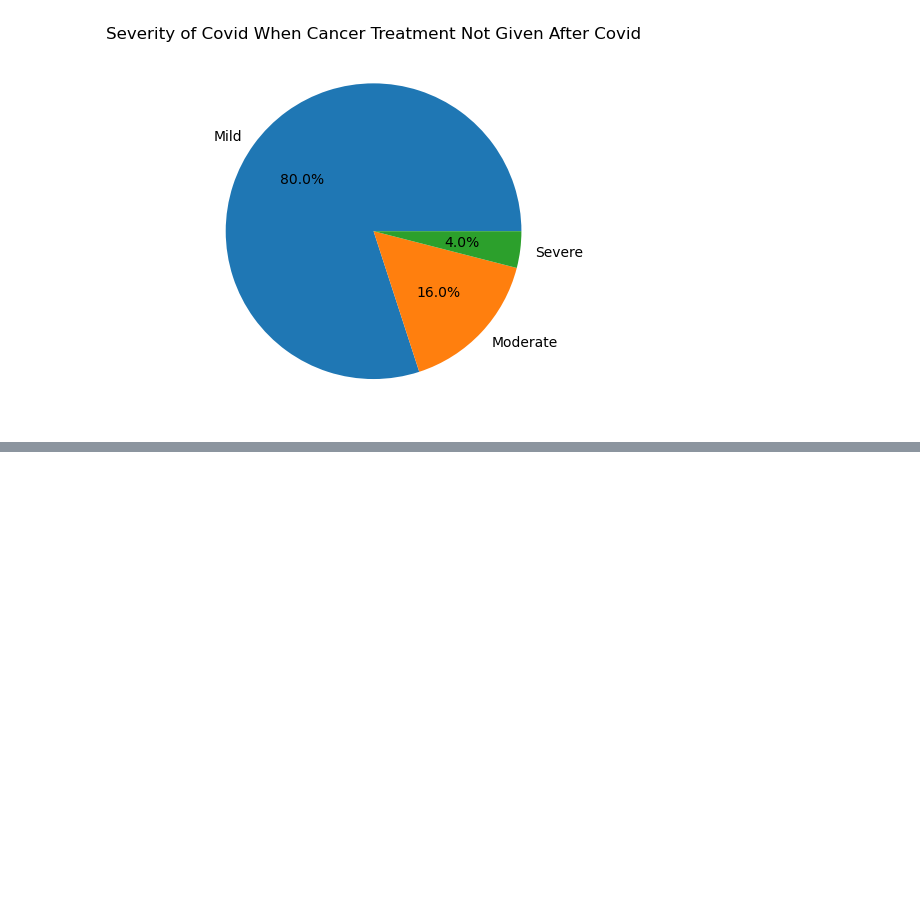
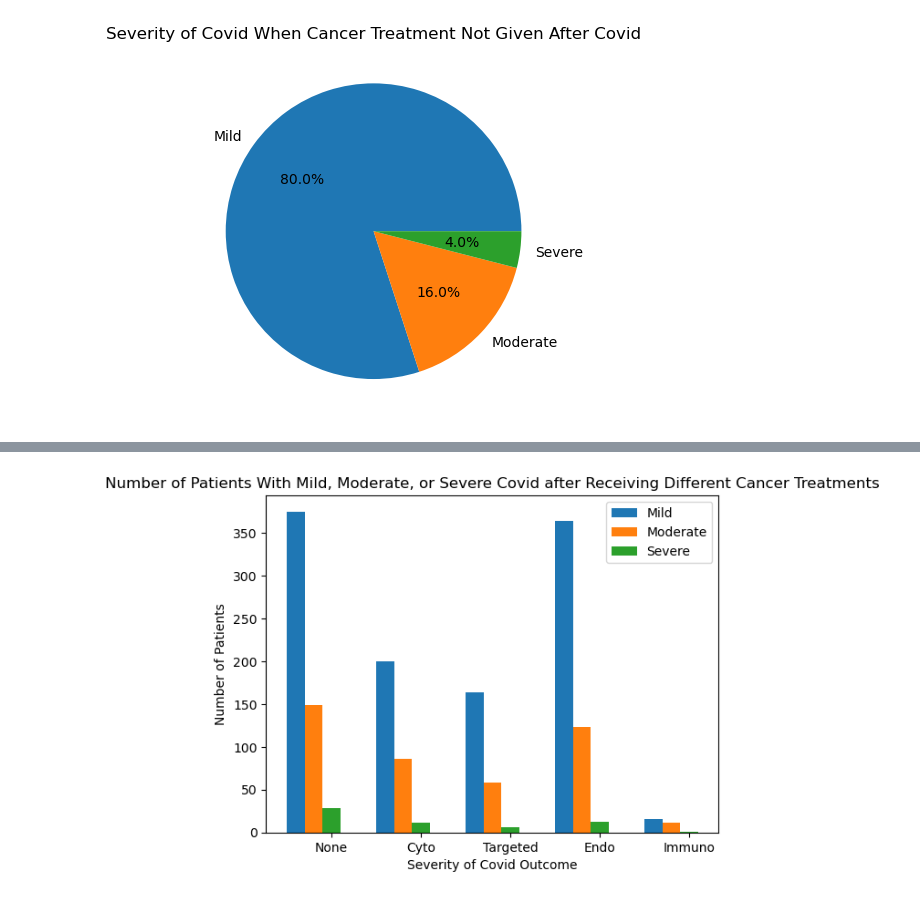
Before and after one commit to HSaleem352/Bootcamp-Project1, a Jupyter notebook: data_cleaning_afr.ipynb, the cells around one changed output, grey strips where cells are left out. Saved outputs shown, nothing was run; the diff lists cells and outputs as text; code cells hidden in the pictures; blank space fills up the shorter version.

```diff
--- a/data_cleaning_afr.ipynb
+++ b/data_cleaning_afr.ipynb
@@ -161,13 +177,80 @@ plt.show()
 # %%
 # Further analyze the data to see if the type of cancer treatment had any effect on the covid outcome
 
-treatment_df = dataset_df[["der_cancer_tx_timing_v2", "der_any_cyto", "der_any_targeted", "der_any_endo", "der_any_immuno", "der_any_local", "der_any_other"]]
+treatment_df = dataset_df[["der_cancer_tx_timing_v2", "der_cancertr_none", "severity_of_covid_19_v2", "der_any_cyto", "der_any_targeted", "der_any_endo", "der_any_immuno", "der_any_local", "der_any_other"]]
 
-treatment_df.dropna()
 
-zero_to_four_cyto = treatment_df[(treatment_df["der_cancer_tx_timing_v2"] == "0-4 weeks") & (treatment_df["der_any_cyto"] == "Yes")]["der_cancer_tx_timing_v2"].count()
-zero_to_four_targeted = treatment_df[(treatment_df["der_cancer_tx_timing_v2"] == "0-4 weeks") & (treatment_df["der_any_targeted"] == "Yes")]["der_cancer_tx_timing_v2"].count()
-zero_to_four_endo = treatment_df[(treatment_df["der_cancer_tx_timing_v2"] == "0-4 weeks") & (treatment_df["der_any_endo"] == "Yes")]["der_cancer_tx_timing_v2"].count()
-zero_to_four_immuno = treatment_df[(treatment_df["der_cancer_tx_timing_v2"] == "0-4 weeks") & (treatment_df["der_any_immuno"] == "Yes")]["der_cancer_tx_timing_v2"].count()
-zero_to_four_local = treatment_df[(treatment_df["der_cancer_tx_timing_v2"] == "0-4 weeks") & (treatment_df["der_any_local"] == "Yes")]["der_cancer_tx_timing_v2"].count()
-zero_to_four_other = treatment_df[(treatment_df["der_cancer_tx_timing_v2"] == "0-4 weeks") & (treatment_df["der_any_other"] == "Yes")]["der_cancer_tx_timing_v2"].count()
+mild_none = treatment_df[(treatment_df["severity_of_covid_19_v2"] == "Mild") & (treatment_df["der_cancertr_none"] == "Yes")]["der_cancer_tx_timing_v2"].count()
+mild_cyto = treatment_df[(treatment_df["severity_of_covid_19_v2"] == "Mild") & (treatment_df["der_any_cyto"] == "Yes")]["der_cancer_tx_timing_v2"].count()
+mild_targeted = treatment_df[(treatment_df["severity_of_covid_19_v2"] == "Mild") & (treatment_df["der_any_targeted"] == "Yes")]["der_cancer_tx_timing_v2"].count()
+mild_endo = treatment_df[(treatment_df["severity_of_covid_19_v2"] == "Mild") & (treatment_df["der_any_endo"] == "Yes")]["der_cancer_tx_timing_v2"].count()
+mild_immuno = treatment_df[(treatment_df["severity_of_covid_19_v2"] == "Mild") & (treatment_df["der_any_immuno"] == "Yes")]["der_cancer_tx_timing_v2"].count()
+
+mod_none = treatment_df[(treatment_df["severity_of_covid_19_v2"] == "Moderate") & (treatment_df["der_cancertr_none"] == "Yes")]["der_cancer_tx_timing_v2"].count()
+mod_cyto = treatment_df[(treatment_df["severity_of_covid_19_v2"] == "Moderate") & (treatment_df["der_any_cyto"] == "Yes")]["der_cancer_tx_timing_v2"].count()
+mod_targeted = treatment_df[(treatment_df["severity_of_covid_19_v2"] == "Moderate") & (treatment_df["der_any_targeted"] == "Yes")]["der_cancer_tx_timing_v2"].count()
+mod_endo = treatment_df[(treatment_df["severity_of_covid_19_v2"] == "Moderate") & (treatment_df["der_any_endo"] == "Yes")]["der_cancer_tx_timing_v2"].count()
+mod_immuno = treatment_df[(treatment_df["severity_of_covid_19_v2"] == "Moderate") & (treatment_df["der_any_immuno"] == "Yes")]["der_cancer_tx_timing_v2"].count()
+
+sev_none = treatment_df[(treatment_df["severity_of_covid_19_v2"] == "Severe") & (treatment_df["der_cancertr_none"] == "Yes")]["der_cancer_tx_timing_v2"].count()
+sev_cyto = treatment_df[(treatment_df["severity_of_covid_19_v2"] == "Severe") & (treatment_df["der_any_cyto"] == "Yes")]["der_cancer_tx_timing_v2"].count()
+sev_targeted = treatment_df[(treatment_df["severity_of_covid_19_v2"] == "Severe") & (treatment_df["der_any_targeted"] == "Yes")]["der_cancer_tx_timing_v2"].count()
+sev_endo = treatment_df[(treatment_df["severity_of_covid_19_v2"] == "Severe") & (treatment_df["der_any_endo"] == "Yes")]["der_cancer_tx_timing_v2"].count()
+sev_immuno = treatment_df[(treatment_df["severity_of_covid_19_v2"] == "Severe") & (treatment_df["der_any_immuno"] == "Yes")]["der_cancer_tx_timing_v2"].count()
+
+mild_treatment = [mild_none, mild_cyto, mild_targeted, mild_endo, mild_immuno]
+mod_treatment = [mod_none, mod_cyto, mod_targeted, mod_endo, mod_immuno]
+sev_treatment = [sev_none, sev_cyto, sev_targeted, sev_endo, sev_immuno]
+
+treatment_bar_x_values = ["None", "Cyto", "Targeted", "Endo", "Immuno"]
+treatment_x_axis = np.arange(len(treatment_bar_x_values))
+
+plt.bar(treatment_x_axis - 0.4, mild_treatment, 0.2, label = 'Mild')
+plt.bar(treatment_x_axis - 0.2, mod_treatment, 0.2, label = 'Moderate')
+plt.bar(treatment_x_axis + 0, sev_treatment, 0.2, label = "Severe")
+
+plt.xticks(treatment_x_axis, treatment_bar_x_values)
+plt.xlabel("Severity of Covid Outcome")
+plt.ylabel("Number of Patients")
+plt.title("Number of Patients With Mild, Moderate, or Severe Covid after Receiving Different Cancer Treatments")
+plt.legend()
+plt.show()
+
+
+# Statistical analysis
+
+# Calculate proportions
+mild_total = mild_none+mild_cyto+mild_targeted+mild_endo+mild_immuno
+mild_none_prop = mild_none/mild_total
+mild_cyto_prop = mild_cyto/mild_total
+mild_targeted_prop = mild_targeted/mild_total
+mild_endo_prop = mild_endo/mild_total
+mild_immuno_prop = mild_immuno/mild_total
+
+mod_total = mod_none+mod_cyto+mod_targeted+mod_endo+mod_immuno
+mod_none_prop = mod_none/mod_total
+mod_cyto_prop = mod_cyto/mod_total
+mod_targeted_prop = mod_targeted/mod_total
+mod_endo_prop = mod_endo/mod_total
+mod_immuno_prop = mod_immuno/mod_total
+
+sev_total = sev_none+sev_cyto+sev_targeted+sev_endo+sev_immuno
+sev_none_prop = sev_none/sev_total
+sev_cyto_prop = sev_cyto/mod_total
+sev_targeted_prop = sev_targeted/mod_total
+sev_endo_prop = sev_endo/mod_total
+sev_immuno_prop = sev_immuno/mod_total
+
+mild_treatment_stats = [mild_none_prop, mild_cyto_prop, mild_targeted_prop, mild_endo_prop, mild_immuno_prop]
+mod_treatment_stats = [mod_none_prop, mod_cyto_prop, mod_targeted_prop, mod_endo_prop, mod_immuno_prop]
+sev_treatment_stats = [sev_none_prop, sev_cyto_prop, sev_targeted_prop, sev_endo_prop, sev_immuno_prop]
+
+mild_treatment_chi=st.chisquare(mild_treatment_stats, f_exp=None, ddof=0, axis=None)
+mod_treatment_chi=st.chisquare(mod_treatment_stats, f_exp=None, ddof=0, axis=None)
+sev_treatment_chi=st.chisquare(sev_treatment_stats, f_exp=None, ddof=0, axis=None)
+
+print(mild_treatment_chi)
+print(mod_treatment_chi)
+print(sev_treatment_chi)
+# %% [output]
+[figure, added]
```
Also changed, not shown: parts of 3 cells of this notebook.
